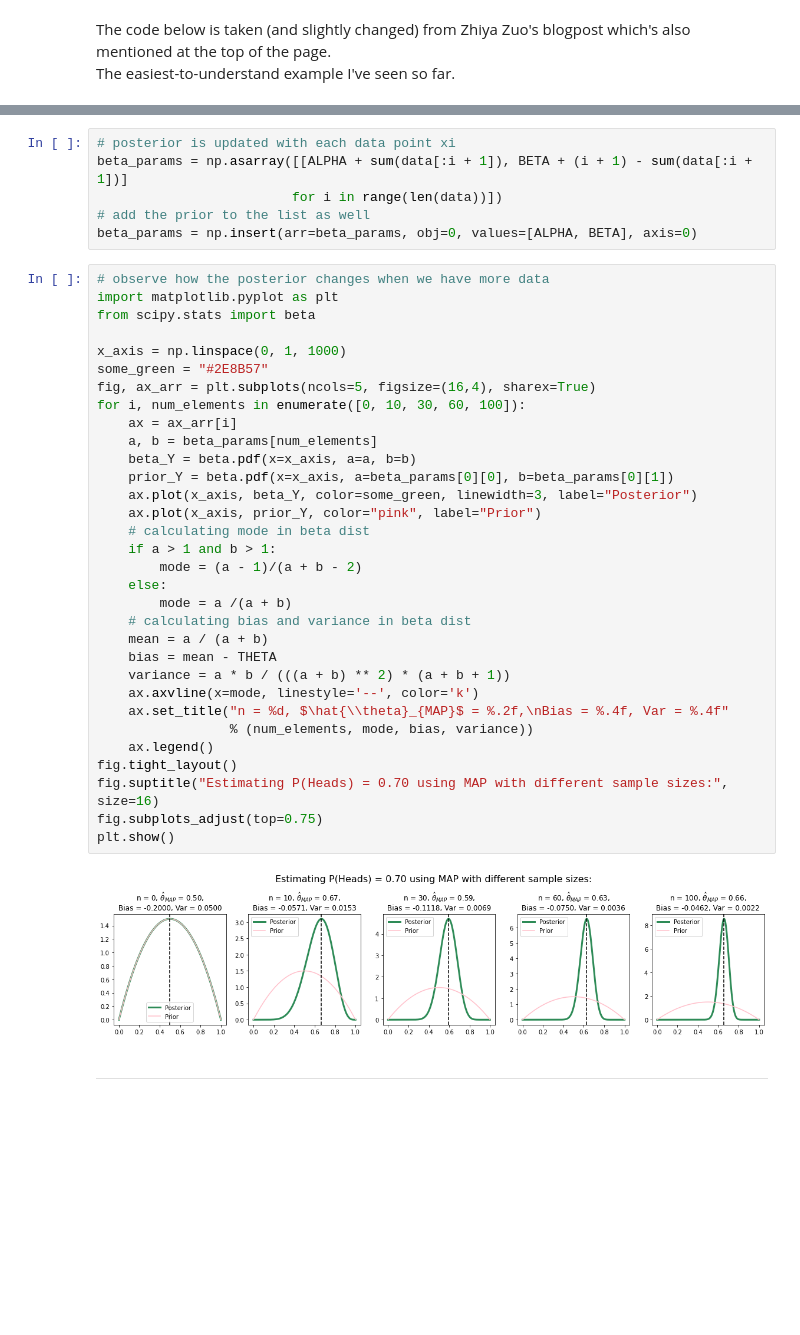
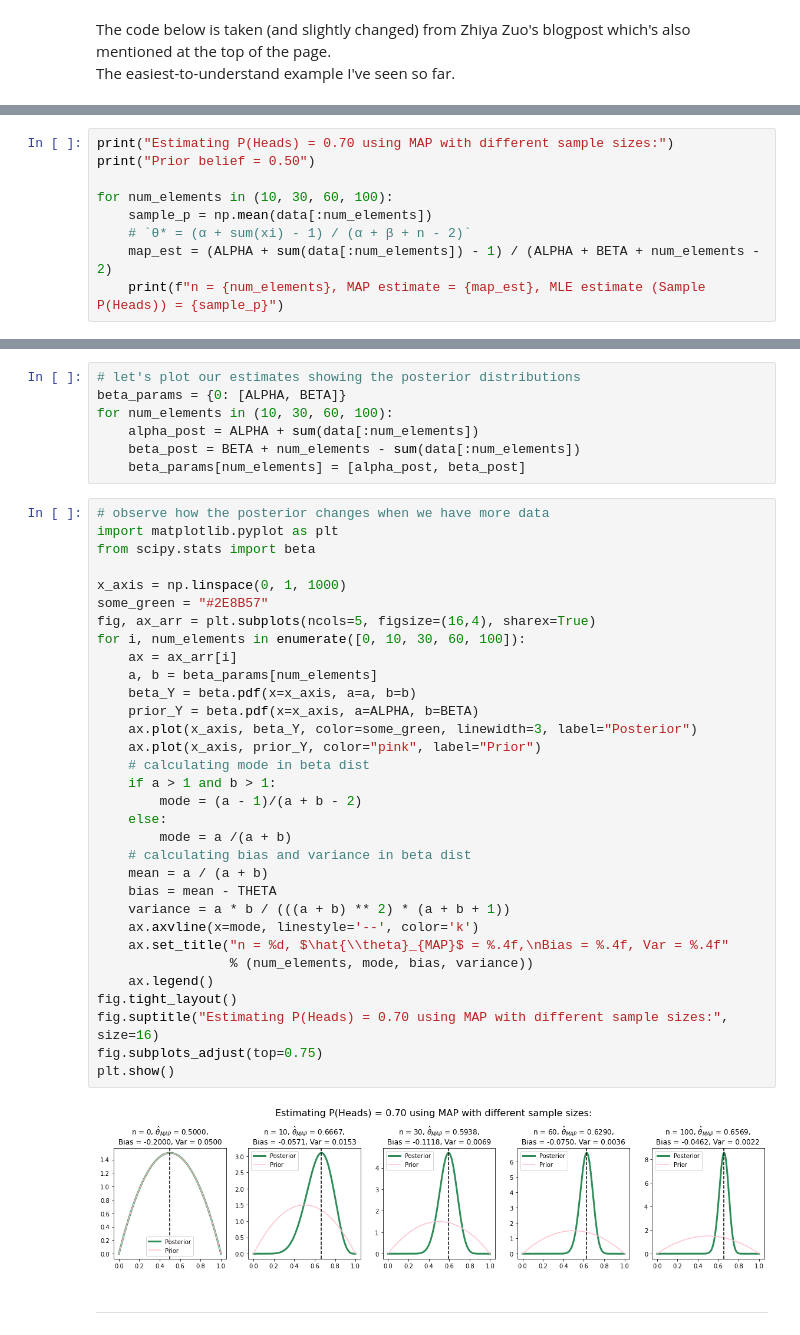
Before and after one commit to umitkaanusta/stuff-im-learning, a Jupyter notebook: statistical_concepts/maximum_aposteriori_estimation.ipynb, the cells around one changed output, grey strips where cells are left out. Drawn from its saved outputs; the diff is of its cells as text; blank space fills up the shorter version.

Commit message:
Added MAP of Beta + some simplifications

```diff
--- a/statistical_concepts/maximum_aposteriori_estimation.ipynb
+++ b/statistical_concepts/maximum_aposteriori_estimation.ipynb
@@ -118,0 +131,9 @@ Data is generated. P(Heads) = 0.66
+# %%
+print("Estimating P(Heads) = 0.70 using MAP with different sample sizes:")
+print("Prior belief = 0.50")
+
+for num_elements in (10, 30, 60, 100):
+    sample_p = np.mean(data[:num_elements])
+    # `θ* = (α + sum(xi) - 1) / (α + β + n - 2)`
+    map_est = (ALPHA + sum(data[:num_elements]) - 1) / (ALPHA + BETA + num_elements - 2)
+    print(f"n = {num_elements}, MAP estimate = {map_est}, MLE estimate (Sample P(Heads)) = {sample_p}")
@@ -119,43 +147,44 @@ Data is generated. P(Heads) = 0.66
 # %%
-# posterior is updated with each data point xi
-beta_params = np.asarray([[ALPHA + sum(data[:i + 1]), BETA + (i + 1) - sum(data[:i + 1])]
-                         for i in range(len(data))])
-# add the prior to the list as well
-beta_params = np.insert(arr=beta_params, obj=0, values=[ALPHA, BETA], axis=0)
+# let's plot our estimates showing the posterior distributions
+beta_params = {0: [ALPHA, BETA]}
+for num_elements in (10, 30, 60, 100):
+    alpha_post = ALPHA + sum(data[:num_elements])
+    beta_post = BETA + num_elements - sum(data[:num_elements])
+    beta_params[num_elements] = [alpha_post, beta_post]
 # %%
 # observe how the posterior changes when we have more data
 import matplotlib.pyplot as plt
 from scipy.stats import beta
 
 x_axis = np.linspace(0, 1, 1000)
 some_green = "#2E8B57"
 fig, ax_arr = plt.subplots(ncols=5, figsize=(16,4), sharex=True)
 for i, num_elements in enumerate([0, 10, 30, 60, 100]):
     ax = ax_arr[i]
     a, b = beta_params[num_elements]
     beta_Y = beta.pdf(x=x_axis, a=a, b=b)
-    prior_Y = beta.pdf(x=x_axis, a=beta_params[0][0], b=beta_params[0][1])
+    prior_Y = beta.pdf(x=x_axis, a=ALPHA, b=BETA)
     ax.plot(x_axis, beta_Y, color=some_green, linewidth=3, label="Posterior")
     ax.plot(x_axis, prior_Y, color="pink", label="Prior")
     # calculating mode in beta dist
     if a > 1 and b > 1:
         mode = (a - 1)/(a + b - 2)
     else:
         mode = a /(a + b)
     # calculating bias and variance in beta dist
     mean = a / (a + b)
     bias = mean - THETA
     variance = a * b / (((a + b) ** 2) * (a + b + 1))
     ax.axvline(x=mode, linestyle='--', color='k')
-    ax.set_title("n = %d, $\hat{\\theta}_{MAP}$ = %.2f,\nBias = %.4f, Var = %.4f"
+    ax.set_title("n = %d, $\hat{\\theta}_{MAP}$ = %.4f,\nBias = %.4f, Var = %.4f"
                  % (num_elements, mode, bias, variance))
     ax.legend()
 fig.tight_layout()
 fig.suptitle("Estimating P(Heads) = 0.70 using MAP with different sample sizes:", size=16)
 fig.subplots_adjust(top=0.75)
 plt.show()
 # %% [output]
-[figure, old version]
+[figure, new version]
 # %% [markdown]
 ---
 # %% [markdown]
```
Also changed, not shown: parts of 9 cells of this notebook.
